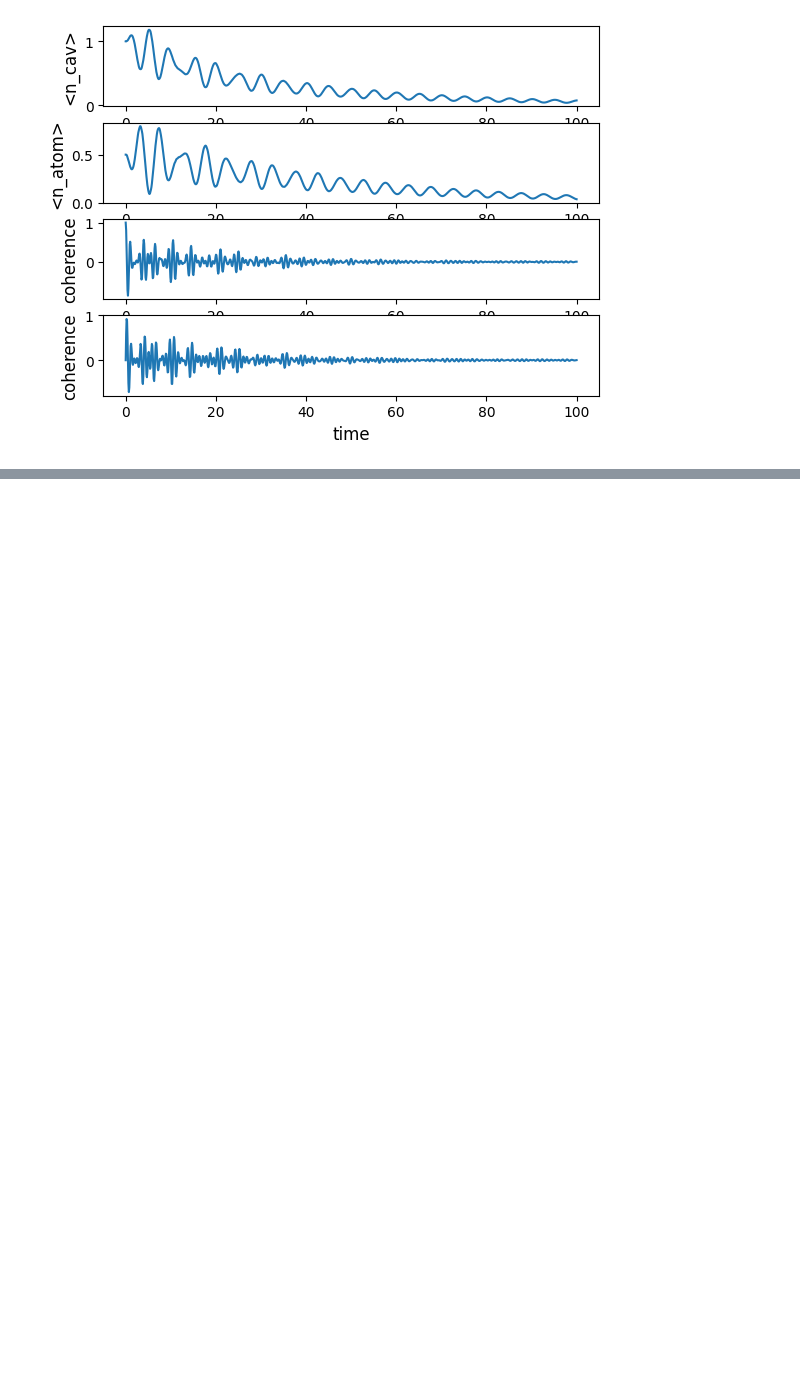
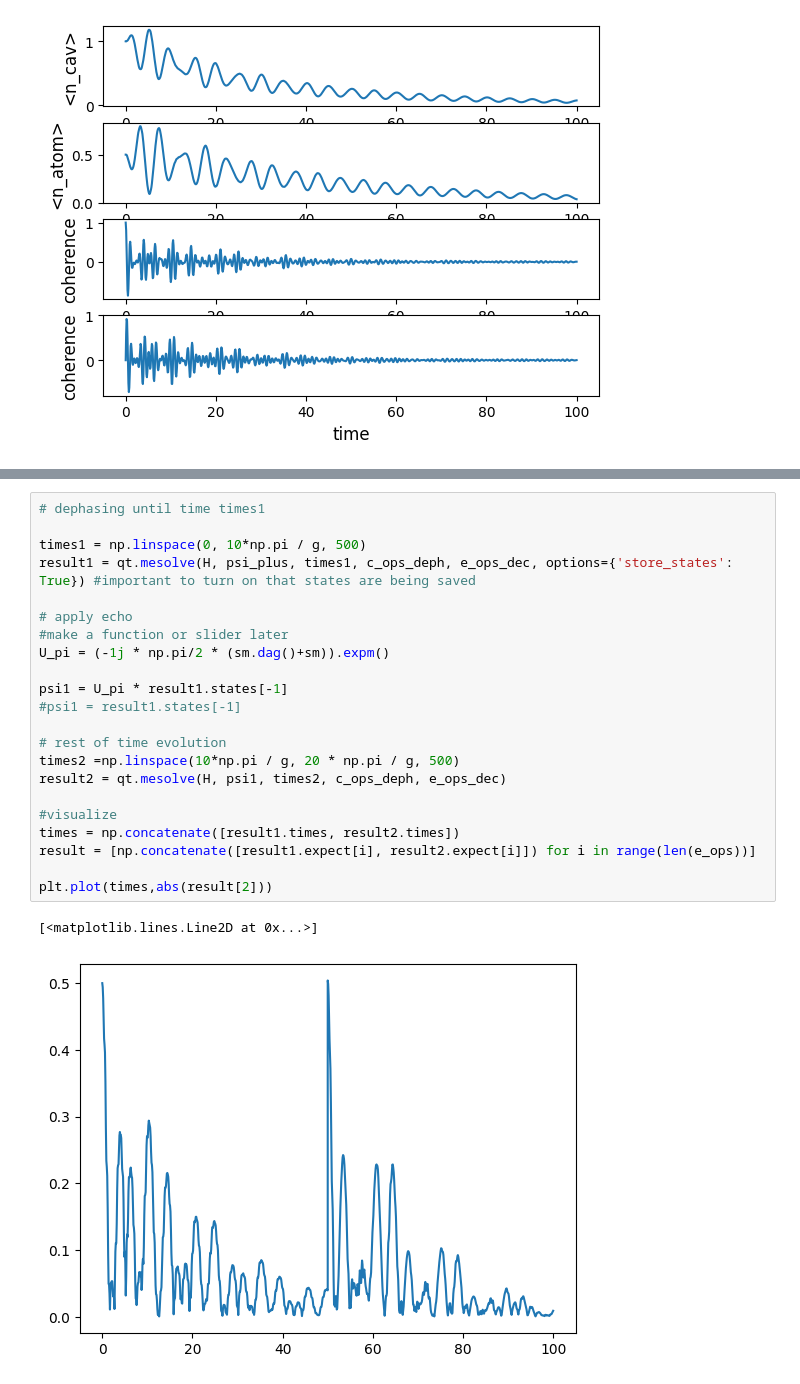
Before and after one commit to sophia13242/Dissipative-Atom-Cavity, a Jupyter notebook: firstIdeas.ipynb, the cells around one changed output, grey strips where cells are left out. Cells and saved outputs as stored; diff of their text form; blank space fills up the shorter version.

Commit message:
working echo

```diff
--- a/firstIdeas.ipynb
+++ b/firstIdeas.ipynb
@@ -194,0 +215,25 @@ Off-diagonal elements:
+# %%
+# dephasing until time times1
+
+times1 = np.linspace(0, 10*np.pi / g, 500)
+result1 = qt.mesolve(H, psi_plus, times1, c_ops_deph, e_ops_dec, options={'store_states': True}) #important to turn on that states are being saved
+
+# apply echo
+#make a function or slider later
+U_pi = (-1j * np.pi/2 * (sm.dag()+sm)).expm()
+
+psi1 = U_pi * result1.states[-1]
+#psi1 = result1.states[-1]
+
+# rest of time evolution
+times2 =np.linspace(10*np.pi / g, 20 * np.pi / g, 500)
+result2 = qt.mesolve(H, psi1, times2, c_ops_deph, e_ops_dec)
+
+#visualize
+times = np.concatenate([result1.times, result2.times])
+result = [np.concatenate([result1.expect[i], result2.expect[i]]) for i in range(len(e_ops))]
+
+plt.plot(times,abs(result[2]))
+# %% [output]
+[<matplotlib.lines.Line2D at 0x...>]
+[figure, added]
```
Also changed, not shown: parts of 5 cells of this notebook.
